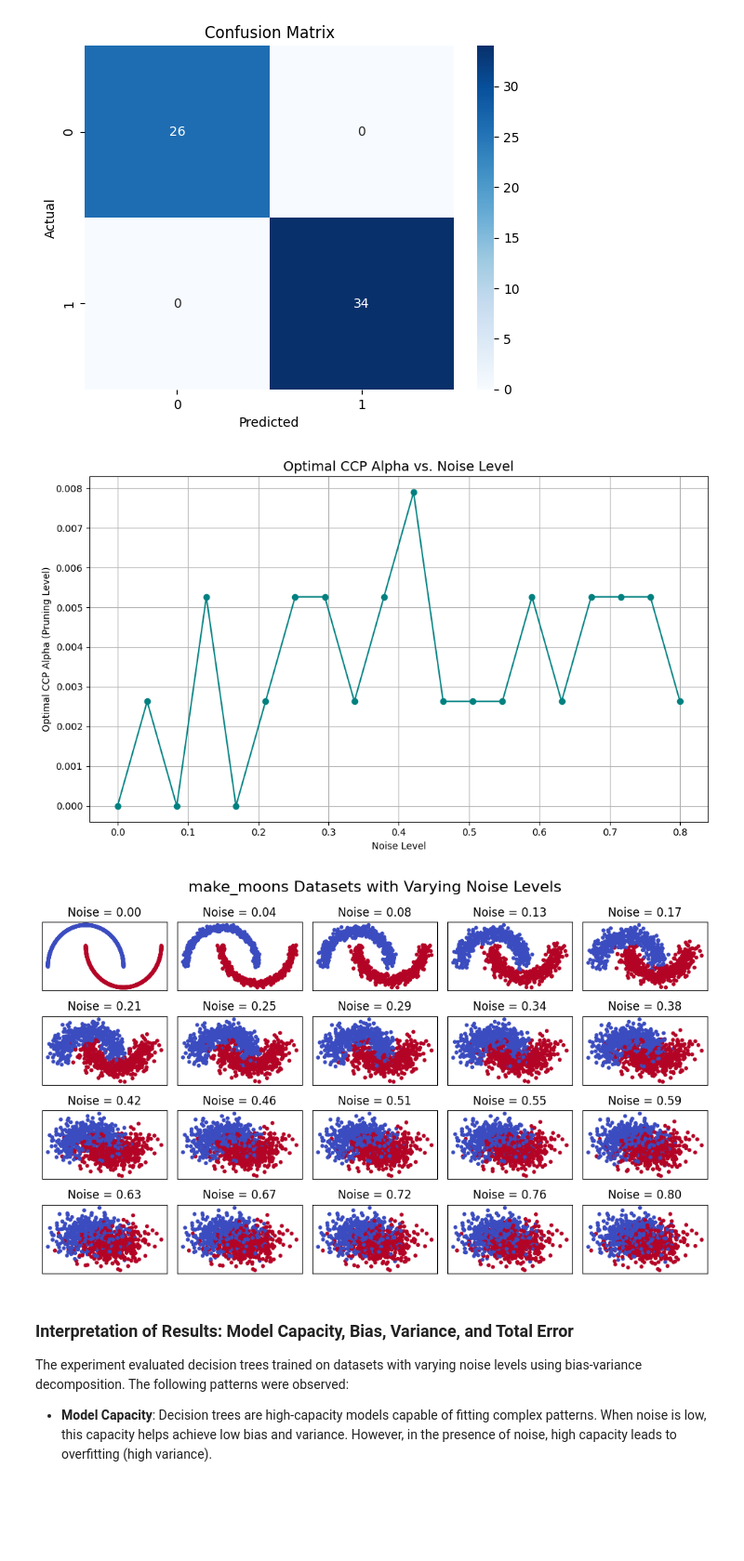
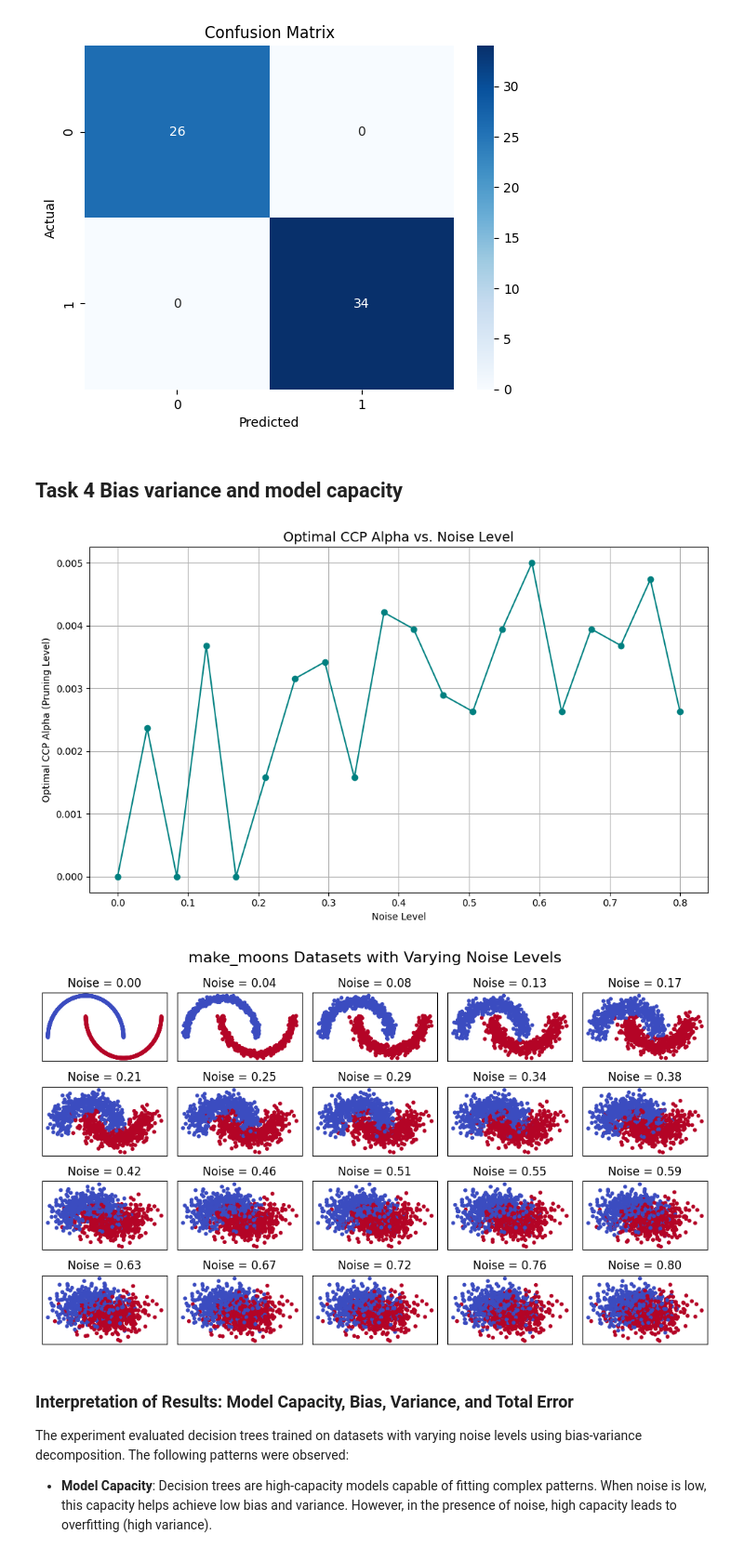
Before and after one commit to cosmintianu/ML-Algorithms-Behavior-Analysis, a Jupyter notebook: Main.ipynb, the cells around one changed output. Shown at 93% size. Drawn from its saved outputs; the diff is of its cells as text; code cells hidden in the pictures; blank space fills up the shorter version.

```diff
--- a/Main.ipynb
+++ b/Main.ipynb
@@ -722,6 +655,8 @@ plt.ylabel("Actual")
 plt.show()
 # %% [output]
 [figure]
+# %% [markdown]
+## Task 4  Bias variance and model capacity
 # %%
 import numpy as np
 import matplotlib.pyplot as plt
@@ -730,10 +665,9 @@ from sklearn.tree import DecisionTreeClassifier
 from sklearn.model_selection import train_test_split
 from sklearn.metrics import accuracy_score
 
-# Parameters
 n_samples = 1000
 noise_levels = np.linspace(0, 0.8, 20)  # Noise levels from 0 to 0.5
-ccp_alpha_range = np.linspace(0, 0.05, 20)  # Candidate alpha values
+ccp_alpha_range = np.linspace(0, 0.005, 20)  # Candidate alpha values
 
 best_alphas = []
 
@@ -756,34 +690,34 @@ for noise in noise_levels:
             best_alpha = alpha
 
     best_alphas.append(best_alpha)
 
 # 2. Plot noise level vs optimal ccp_alpha
 plt.figure(figsize=(10, 6))
 plt.plot(noise_levels, best_alphas, marker='o', color='teal')
 plt.title("Optimal CCP Alpha vs. Noise Level", fontsize=14)
 plt.xlabel("Noise Level")
 plt.ylabel("Optimal CCP Alpha (Pruning Level)")
 plt.grid(True)
 plt.tight_layout()
 plt.show()
 
 # 3. Plot datasets at different noise levels
 fig, axes = plt.subplots(4, 5, figsize=(10  , 6))
 axes = axes.ravel()
 
 for i, noise in enumerate(noise_levels):
     X, y = make_moons(n_samples=1000, noise=noise, random_state=42)
     axes[i].scatter(X[:, 0], X[:, 1], c=y, cmap=plt.cm.coolwarm, s=10)
     axes[i].set_title(f"Noise = {noise:.2f}")
     axes[i].set_xticks([])
     axes[i].set_yticks([])
 
 fig.suptitle("make_moons Datasets with Varying Noise Levels", fontsize=16)
 plt.tight_layout()
 plt.subplots_adjust(top=0.88)
 plt.show()
 # %% [output]
-[figure, old version]
+[figure, new version]
 [figure]
 # %% [markdown]
 ### Interpretation of Results: Model Capacity, Bias, Variance, and Total Error
```
Also changed, not shown: parts of 43 cells of this notebook.
